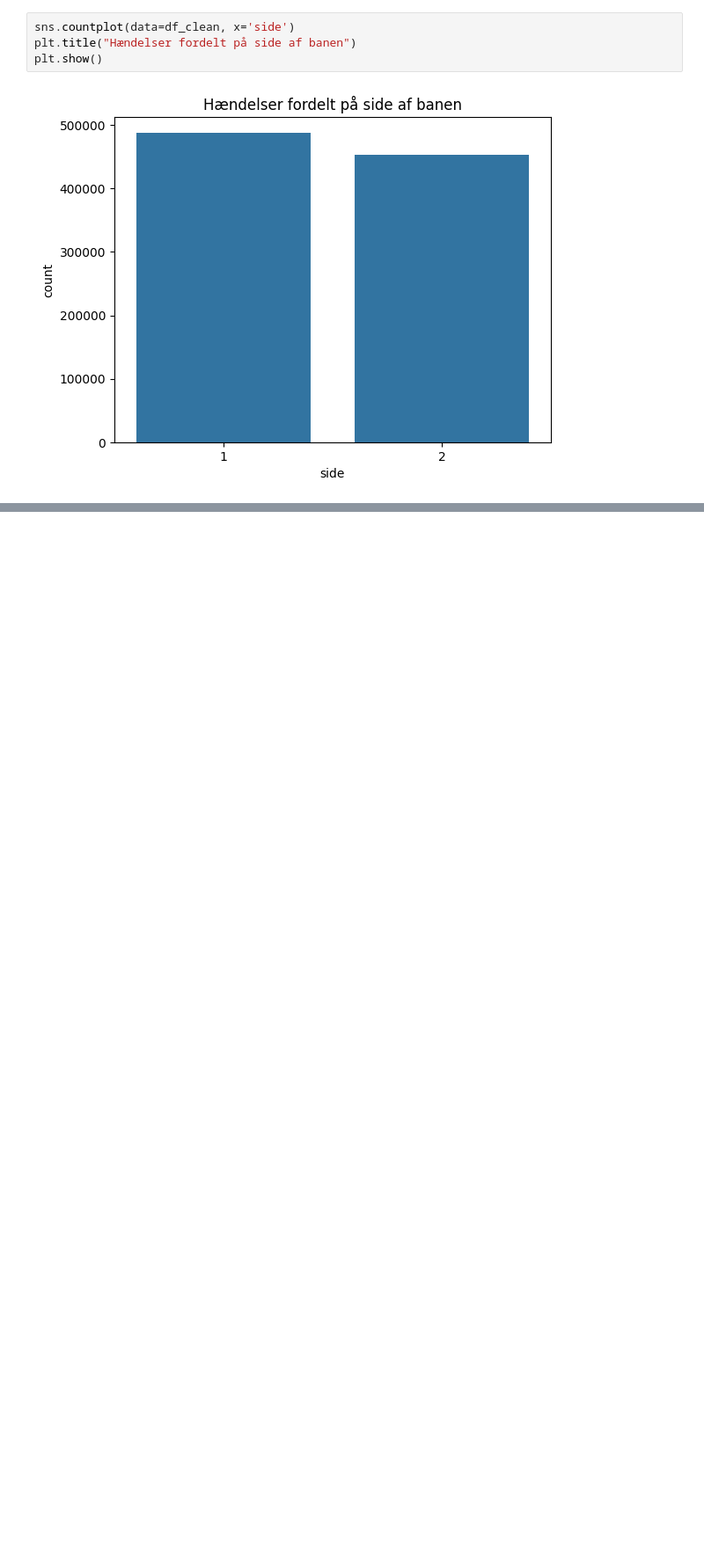
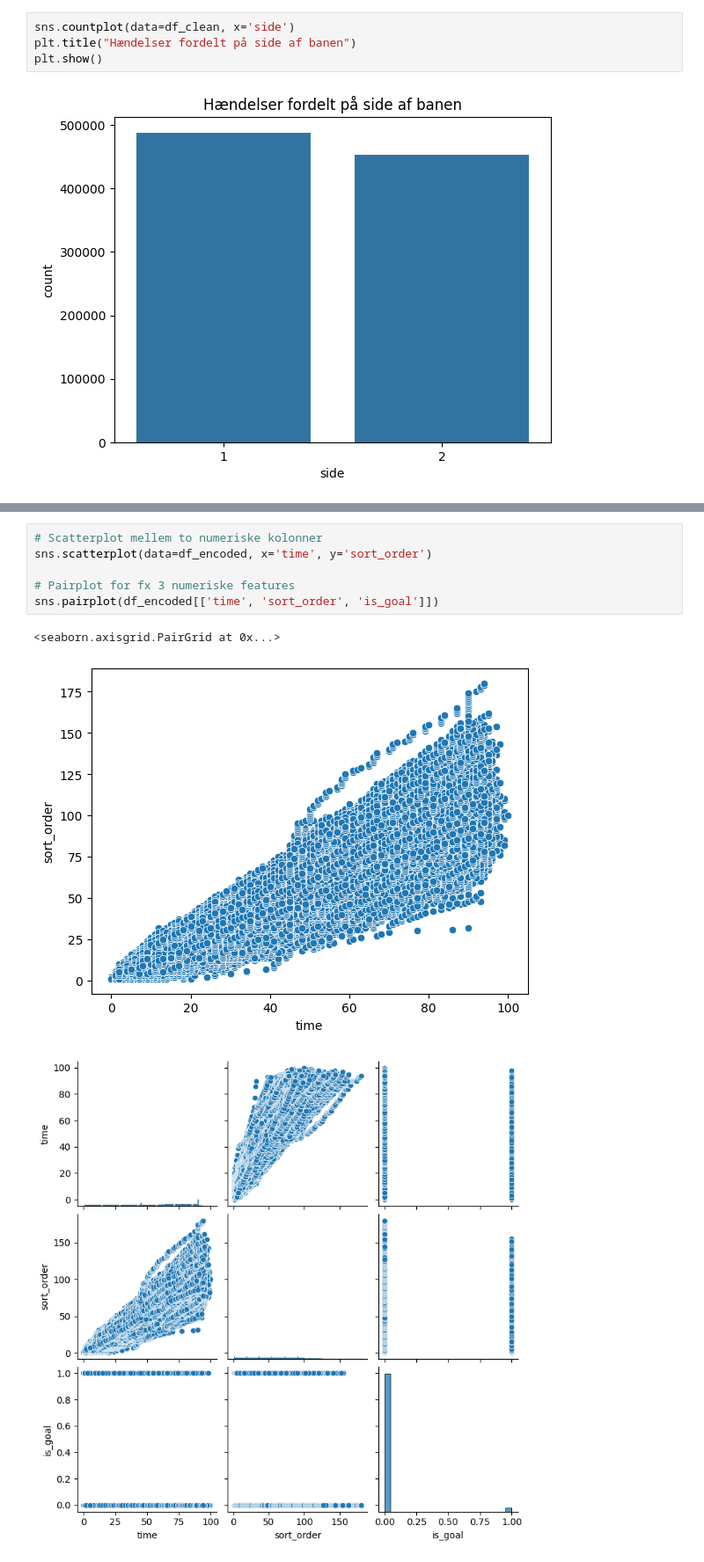
Before and after one commit to Keveren1/AIML-OLA1, a Jupyter notebook: OLA1_annoteret.ipynb, the cells around one changed output, grey strips where cells are left out. Shown at 88% size. Saved outputs shown, nothing was run; the diff lists cells and outputs as text; blank space fills up the shorter version.

```diff
--- a/OLA1_annoteret.ipynb
+++ b/OLA1_annoteret.ipynb
@@ -132,0 +238,10 @@ plt.show()
+# %%
+# Scatterplot mellem to numeriske kolonner
+sns.scatterplot(data=df_encoded, x='time', y='sort_order')
+
+# Pairplot for fx 3 numeriske features
+sns.pairplot(df_encoded[['time', 'sort_order', 'is_goal']])
+# %% [output]
+<seaborn.axisgrid.PairGrid at 0x...>
+[figure, added]
+[figure, added]
```
Also changed, not shown: parts of 14 cells of this notebook.
